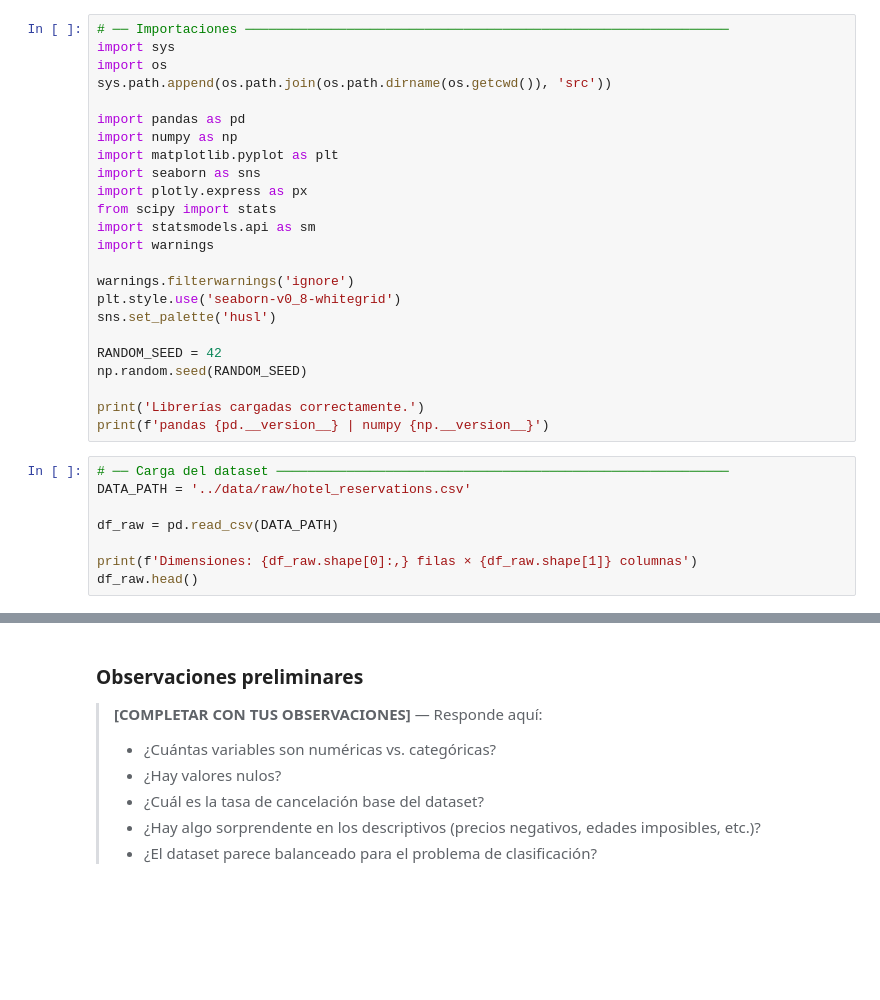
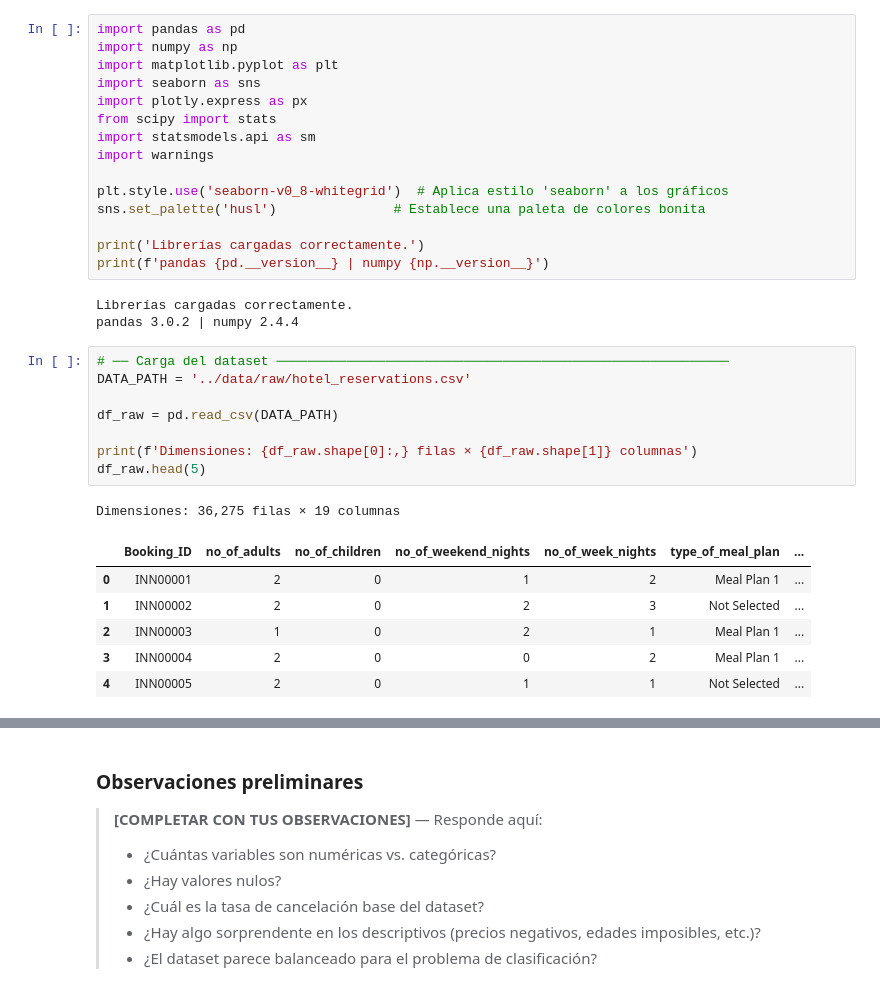
Before and after one commit to marce8881/hotel-cancelaciones, a Jupyter notebook: notebooks/analisis_principal.ipynb, the cells around one changed output, grey strips where cells are left out. Cells and saved outputs as stored; diff of their text form; blank space fills up the shorter version.

```diff
--- a/notebooks/analisis_principal.ipynb
+++ b/notebooks/analisis_principal.ipynb
@@ -44,9 +72,4 @@ Un huésped que realiza peticiones especiales (tipo de habitación, almohadas, d
 # %%
-# ── Importaciones ──────────────────────────────────────────────────────────────
-import sys
-import os
-sys.path.append(os.path.join(os.path.dirname(os.getcwd()), 'src'))
-
 import pandas as pd
 import numpy as np
 import matplotlib.pyplot as plt
@@ -56,23 +79,30 @@ from scipy import stats
 import statsmodels.api as sm
 import warnings
 
-warnings.filterwarnings('ignore')
-plt.style.use('seaborn-v0_8-whitegrid')
-sns.set_palette('husl')
-
-RANDOM_SEED = 42
-np.random.seed(RANDOM_SEED)
+plt.style.use('seaborn-v0_8-whitegrid')  # Aplica estilo 'seaborn' a los gráficos
+sns.set_palette('husl')               # Establece una paleta de colores bonita
 
 print('Librerías cargadas correctamente.')
 print(f'pandas {pd.__version__} | numpy {np.__version__}')
+# %% [output]
+Librerías cargadas correctamente.
+pandas 3.0.2 | numpy 2.4.4
 # %%
 # ── Carga del dataset ──────────────────────────────────────────────────────────
 DATA_PATH = '../data/raw/hotel_reservations.csv'
 
 df_raw = pd.read_csv(DATA_PATH)
 
 print(f'Dimensiones: {df_raw.shape[0]:,} filas × {df_raw.shape[1]} columnas')
-df_raw.head()
+df_raw.head(5)
+# %% [output]
+Dimensiones: 36,275 filas × 19 columnas
+|  | Booking_ID | no_of_adults | no_of_children | no_of_weekend_nights | no_of_week_nights | type_of_meal_plan | ... |
+| 0 | INN00001 | 2 | 0 | 1 | 2 | Meal Plan 1 | ... |
+| 1 | INN00002 | 2 | 0 | 2 | 3 | Not Selected | ... |
+| 2 | INN00003 | 1 | 0 | 2 | 1 | Meal Plan 1 | ... |
+| 3 | INN00004 | 2 | 0 | 0 | 2 | Meal Plan 1 | ... |
+| 4 | INN00005 | 2 | 0 | 1 | 1 | Not Selected | ... |
 # %%
 # ── Tipos de variables y nulos ─────────────────────────────────────────────────
 df_raw.info()
```
Also changed, not shown: parts of 12 cells of this notebook.
